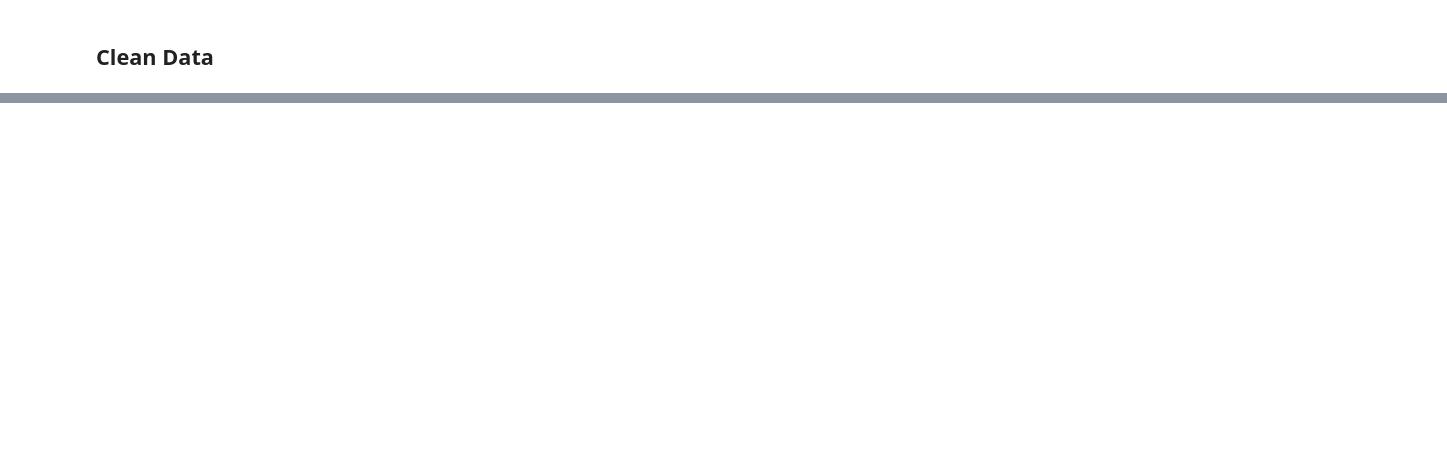
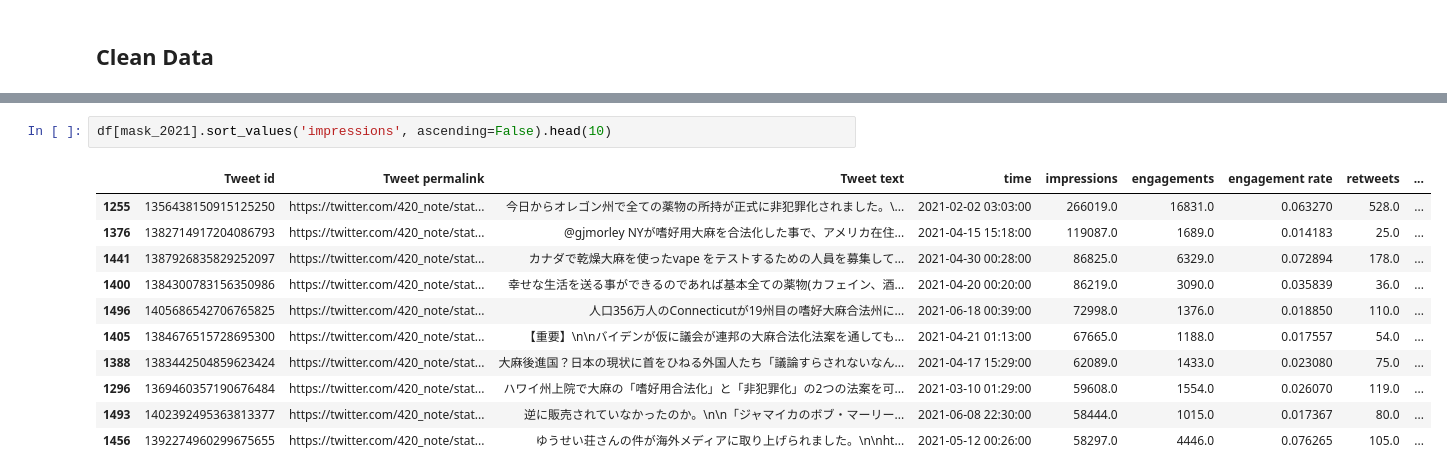
Before and after one commit to taksug229/tweet-analysis, a Jupyter notebook: notebook/1-eda.ipynb, the cells around one changed output, grey strips where cells are left out. Cells and saved outputs as stored; diff of their text form; blank space fills up the shorter version.

```diff
--- a/notebook/1-eda.ipynb
+++ b/notebook/1-eda.ipynb
@@ -60,0 +82,14 @@ Name: Tweet permalink, dtype: object
+# %%
+df[mask_2021].sort_values('impressions', ascending=False).head(10)
+# %% [output]
+|  | Tweet id | Tweet permalink | Tweet text | time | impressions | engagements | engagement rate | retweets | ... |
+| 1255 | 1356438150915125250 | https://twitter.com/420_note/stat... | 今日からオレゴン州で全ての薬物の所持が正式に非犯罪化されました。\... | 2021-02-02 03:03:00 | 266019.0 | 16831.0 | 0.063270 | 528.0 | ... |
+| 1376 | 1382714917204086793 | https://twitter.com/420_note/stat... | @gjmorley NYが嗜好用大麻を合法化した事で、アメリカ在住... | 2021-04-15 15:18:00 | 119087.0 | 1689.0 | 0.014183 | 25.0 | ... |
+| 1441 | 1387926835829252097 | https://twitter.com/420_note/stat... | カナダで乾燥大麻を使ったvape をテストするための人員を募集して... | 2021-04-30 00:28:00 | 86825.0 | 6329.0 | 0.072894 | 178.0 | ... |
+| 1400 | 1384300783156350986 | https://twitter.com/420_note/stat... | 幸せな生活を送る事ができるのであれば基本全ての薬物(カフェイン、酒... | 2021-04-20 00:20:00 | 86219.0 | 3090.0 | 0.035839 | 36.0 | ... |
+| 1496 | 1405686542706765825 | https://twitter.com/420_note/stat... | 人口356万人のConnecticutが19州目の嗜好大麻合法州に... | 2021-06-18 00:39:00 | 72998.0 | 1376.0 | 0.018850 | 110.0 | ... |
+| 1405 | 1384676515728695300 | https://twitter.com/420_note/stat... | 【重要】\n\nバイデンが仮に議会が連邦の大麻合法化法案を通しても... | 2021-04-21 01:13:00 | 67665.0 | 1188.0 | 0.017557 | 54.0 | ... |
+| 1388 | 1383442504859623424 | https://twitter.com/420_note/stat... | 大麻後進国？日本の現状に首をひねる外国人たち「議論すらされないなん... | 2021-04-17 15:29:00 | 62089.0 | 1433.0 | 0.023080 | 75.0 | ... |
+| 1296 | 1369460357190676484 | https://twitter.com/420_note/stat... | ハワイ州上院で大麻の「嗜好用合法化」と「非犯罪化」の2つの法案を可... | 2021-03-10 01:29:00 | 59608.0 | 1554.0 | 0.026070 | 119.0 | ... |
+| 1493 | 1402392495363813377 | https://twitter.com/420_note/stat... | 逆に販売されていなかったのか。\n\n「ジャマイカのボブ・マーリー... | 2021-06-08 22:30:00 | 58444.0 | 1015.0 | 0.017367 | 80.0 | ... |
+| 1456 | 1392274960299675655 | https://twitter.com/420_note/stat... | ゆうせい荘さんの件が海外メディアに取り上げられました。\n\nht... | 2021-05-12 00:26:00 | 58297.0 | 4446.0 | 0.076265 | 105.0 | ... |
```
Also changed, not shown: parts of 7 cells of this notebook.
